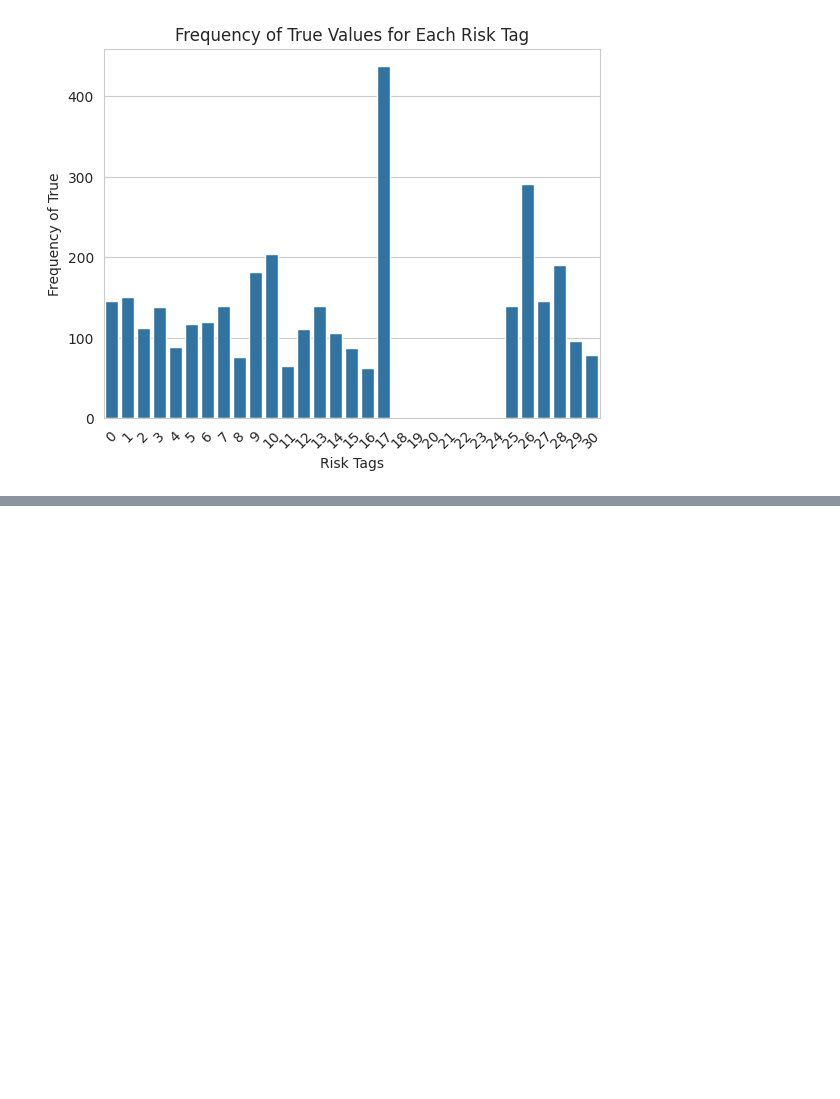
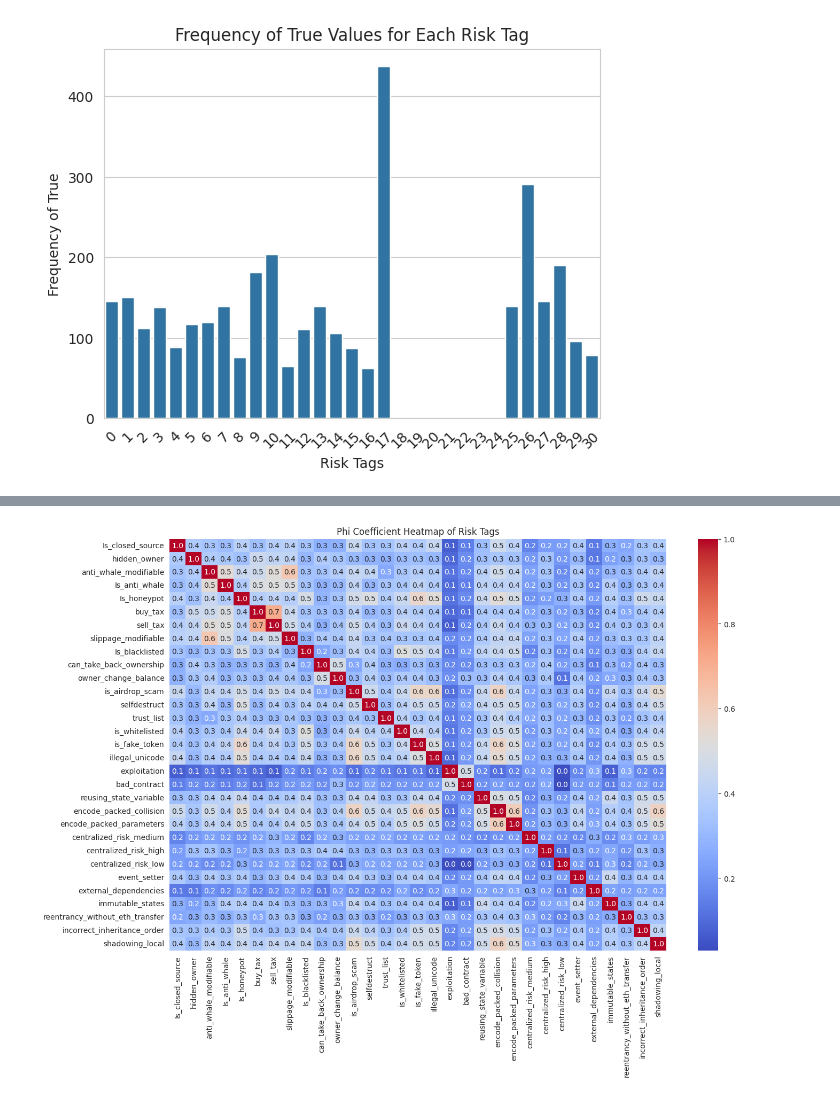
Before and after one commit to ankitg-02/extern, a Jupyter notebook: Webacy_1.ipynb, the cells around one changed output, grey strips where cells are left out. Cells and saved outputs as stored; diff of their text form; code cells hidden in the pictures; blank space fills up the shorter version.

```diff
--- a/Webacy_1.ipynb
+++ b/Webacy_1.ipynb
@@ -86,3 +88,12 @@ plt.xticks(rotation=45)
 plt.show()
 # %% [output]
 [figure]
+# %%
+def phi_coefficient(x, y):
+  contigency_table=pd.crosstab(x, y)
+  ch2=scipy.stats.chi2_contingency(contigency_table,correction=False)[0]
+  n=np.sum(np.sum(contigency_table))
+  phi=np.sqrt(ch2/n)
+  return phi
+phi = phi_coefficient(x=Webacy['Is_honeypot'], y=Webacy['anti_whale_modifiable'])
+print(f"Phi Coefficient between 'Is_honeypot' and 'anti_whale_modifiable': {phi}")
@@ -88,0 +102,7 @@ plt.show()
+# %%
+phi_matrix=pd.DataFrame(index=risk_columns,columns=risk_columns)
+for i in risk_columns:
+  for j in risk_columns:
+    phi_matrix.loc[i,j]=phi_coefficient(x=Webacy[i],y=Webacy[j])
+print("Phi Coefficients calculated for all pairs of variables:")
+phi_matrix
@@ -88,0 +129,8 @@ plt.show()
+# %%
+phi_matrix = phi_matrix.astype(float)
+plt.figure(figsize=(15, 10))
+sns.heatmap(phi_matrix, annot=True, fmt=".1f", cmap='coolwarm')
+plt.title('Phi Coefficient Heatmap of Risk Tags')
+plt.show()
+# %% [output]
+[figure, added]
```
Also changed, not shown: parts of 3 cells of this notebook.
